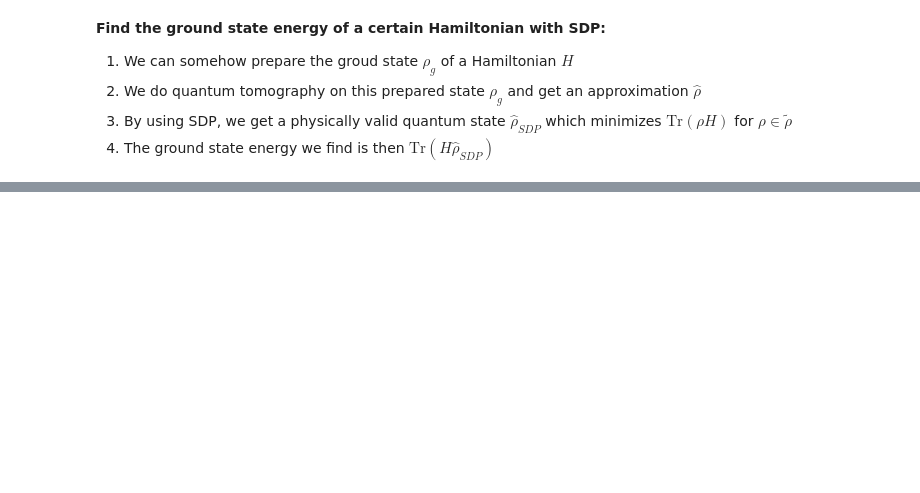
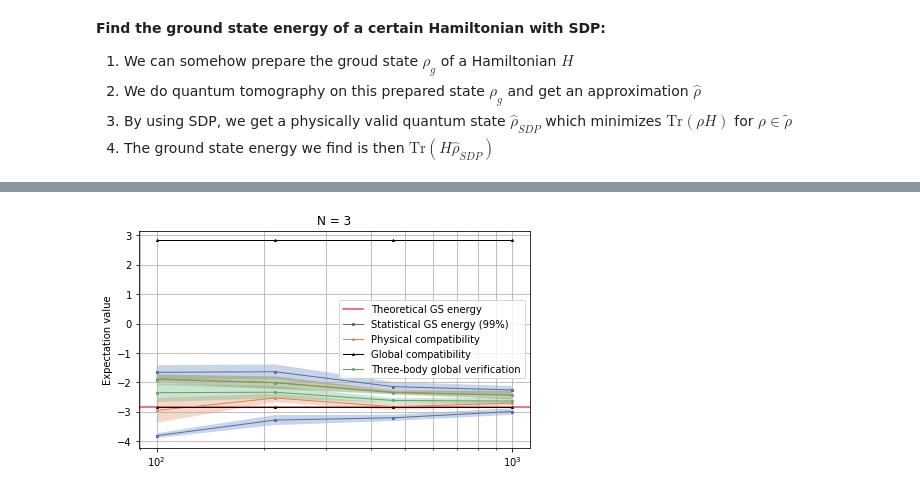
Before and after one commit to ZheruiWANG/SDP-for-VQE, a Jupyter notebook: More-Qubit Pro v3.0/plot.ipynb, the cells around one changed output, grey strips where cells are left out. Drawn from its saved outputs; the diff is of its cells as text; code cells hidden in the pictures; blank space fills up the shorter version.

Commit message:
Add SDP max. and other constraints

```diff
--- a/More-Qubit Pro v3.0/plot.ipynb
+++ b/More-Qubit Pro v3.0/plot.ipynb
@@ -1109,0 +1182,32 @@ plt.show()
+# %%
+plt.figure(figsize=(7, 4))
+#plt.figure(dpi=400)
+plt.axhline(y = ground_state_energy, color='#E94560', linestyle='-', linewidth=1.5, label='Theoretical GS energy')
+
+type_of_constraints = ['E_min', 'E_max', 'E_min_C0', 'E_max_C0', 'E_min_C01', 'E_max_C01']
+color_code_list = ['#4c72b0', '#4c72b0', '#dd8452', '#dd8452', '#55a868', '#55a868']
+
+plt.plot(N_meas_list, E_mean_lower['E_min'], color='#4c72b0', linewidth=1, marker='s', markersize=2, label='Statistical GS energy (99%)')
+plt.plot(N_meas_list, E_mean_lower['E_max'], color='#4c72b0', linewidth=1, marker='s', markersize=2)
+plt.plot(N_meas_list, E_mean_lower['E_min_C0'], color='#dd8452', linewidth=1, marker='^', markersize=2, label='Physical compatibility')
+plt.plot(N_meas_list, E_mean_lower['E_max_C0'], color='#dd8452', linewidth=1, marker='^', markersize=2)
+plt.plot(N_meas_list, E_mean_lower['E_min_C1'], color='k', linewidth=1, marker='^', markersize=2, label='Global compatibility')
+plt.plot(N_meas_list, E_mean_lower['E_max_C1'], color='k', linewidth=1, marker='^', markersize=2)
+plt.plot(N_meas_list, E_mean_lower['E_min_C01'], color='#55a868', linewidth=1, marker='o', markersize=2, label='Three-body global verification')
+plt.plot(N_meas_list, E_mean_lower['E_max_C01'], color='#55a868', linewidth=1, marker='o', markersize=2)
+
+
+
+for key in type_of_constraints:
+    i = type_of_constraints.index(key)
+    plt.fill_between(N_meas_list, E_mean_lower[key]-2.58*E_std_lower[key], E_mean_lower[key]+2.58*E_std_lower[key], facecolor=color_code_list[i], alpha=0.3)
+
+plt.xscale('log')
+plt.title('N = %s' % N)
+#plt.xlabel('Number of measurements')
+plt.ylabel('Expectation value')
+plt.legend()
+plt.grid(True, which="both", ls="-")
+plt.show()
+# %% [output]
+[figure, added]
```
Also changed, not shown: parts of 6 cells of this notebook, 41 other files.
